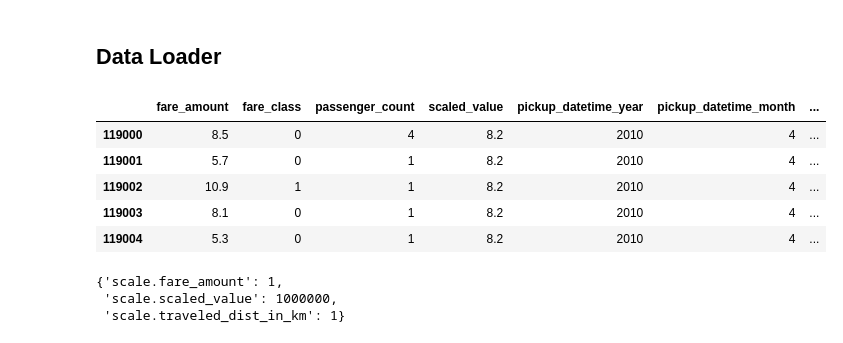
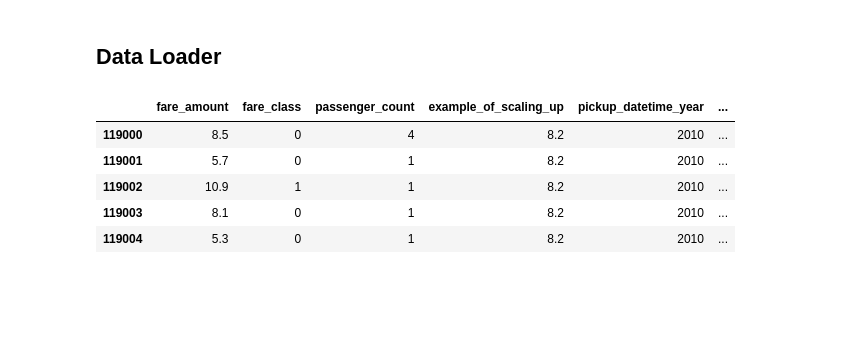
Before and after one commit to faGH/fa.intelligence.notebooks, a Jupyter notebook: labs/pytorch/7 - comprehensive_neural_network.ipynb, the cells around one changed output. Cells and saved outputs as stored; diff of their text form; code cells hidden in the pictures; blank space fills up the shorter version.

Commit message:
[FIX]: Fixing example.

```diff
--- a/labs/pytorch/7 - comprehensive_neural_network.ipynb
+++ b/labs/pytorch/7 - comprehensive_neural_network.ipynb
@@ -641,43 +641,37 @@ class DataLoader(object):
 # %%
 pickup_datetime = '2010-04-19 08:17:56 UTC'
 expected_fare_amount = 6.5
 fare_class = 0
 pickup_longitude = -73.992365
 pickup_latitude = 40.730521
 dropoff_longitude = -73.975499
 dropoff_latitude = 40.744746
 passenger_count = 1
 #dl.get_featurized_data_row(pickup_datetime=pickup_datetime,
 #                           fare_class=fare_class,
 #                           pickup_longitude=pickup_longitude,
 #                           pickup_latitude=pickup_latitude,
 #                           dropoff_longitude=dropoff_longitude,
 #                           dropoff_latitude=dropoff_latitude,
 #                           passenger_count=passenger_count)
 #train, test = dl.get_train_test_split(data=df)
 
-df['scaled_value'] = 0.00000820
+df['example_of_scaling_up'] = 0.00000820
 dl = DataLoader(data=df[-1000:],
                 labels_column_names=['fare_amount'],
                 date_column_name='pickup_datetime')
 
 dl.register_custom_featurizer(lambda data: dl.custom_featurize_distance_between_coordinates(data=data,
                                                                                             lat1_column_name='pickup_latitude',
                                                                                             lng1_column_name='pickup_longitude',
                                                                                             lat2_column_name='dropoff_latitude',
                                                                                             lng2_column_name='dropoff_longitude',
                                                                                             output_column_name='traveled_dist_in_km'))
 dl.get_featurized_data(data=dl.original_data, drop_unique_only_columns=False).head()
 # %% [output]
-|  | fare_amount | fare_class | passenger_count | scaled_value | pickup_datetime_year | pickup_datetime_month | ... |
-| 119000 | 8.5 | 0 | 4 | 8.2 | 2010 | 4 | ... |
-| 119001 | 5.7 | 0 | 1 | 8.2 | 2010 | 4 | ... |
-| 119002 | 10.9 | 1 | 1 | 8.2 | 2010 | 4 | ... |
-| 119003 | 8.1 | 0 | 1 | 8.2 | 2010 | 4 | ... |
-| 119004 | 5.3 | 0 | 1 | 8.2 | 2010 | 4 | ... |
+|  | fare_amount | fare_class | passenger_count | example_of_scaling_up | pickup_datetime_year | ... |
+| 119000 | 8.5 | 0 | 4 | 8.2 | 2010 | ... |
+| 119001 | 5.7 | 0 | 1 | 8.2 | 2010 | ... |
+| 119002 | 10.9 | 1 | 1 | 8.2 | 2010 | ... |
+| 119003 | 8.1 | 0 | 1 | 8.2 | 2010 | ... |
+| 119004 | 5.3 | 0 | 1 | 8.2 | 2010 | ... |
-# %%
-dl.state_dict
-# %% [output]
-{'scale.fare_amount': 1,
- 'scale.scaled_value': 1000000,
- 'scale.traveled_dist_in_km': 1}
```
